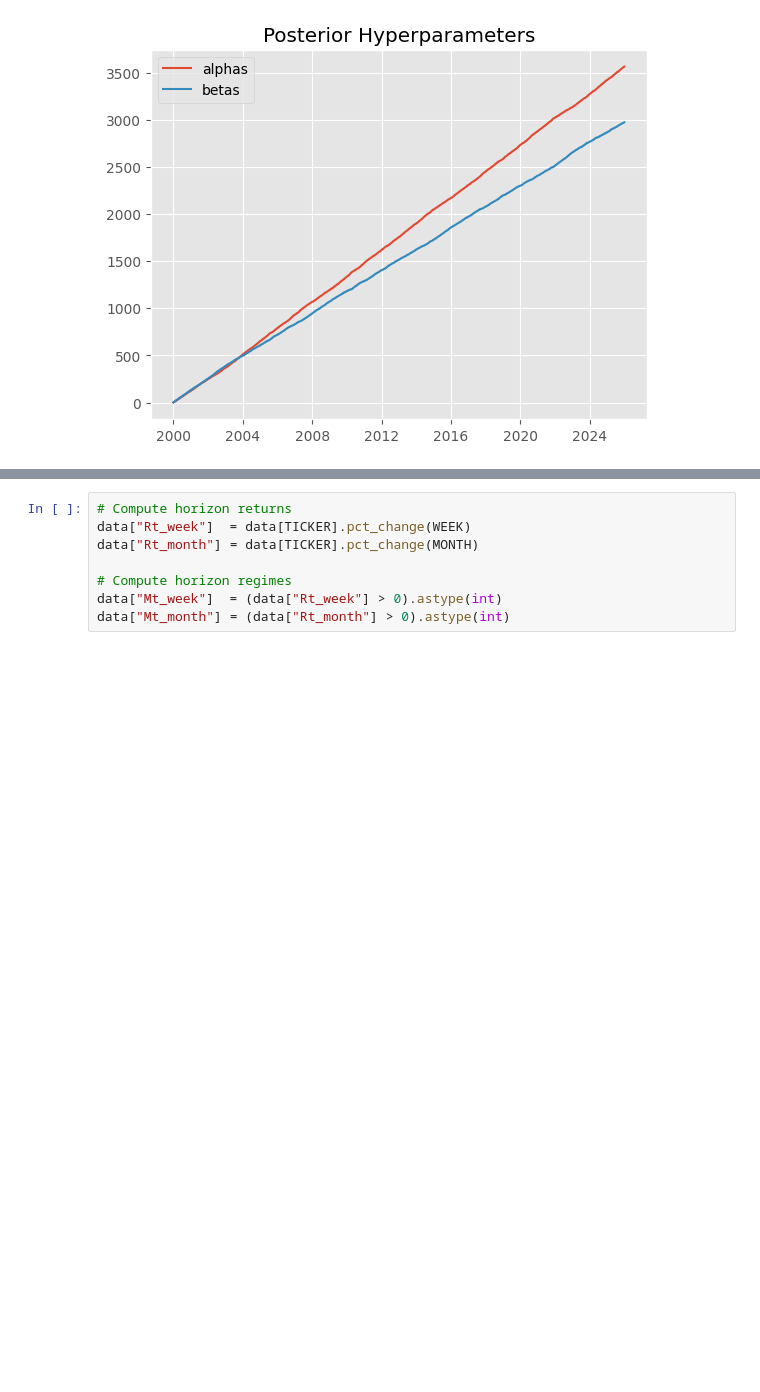
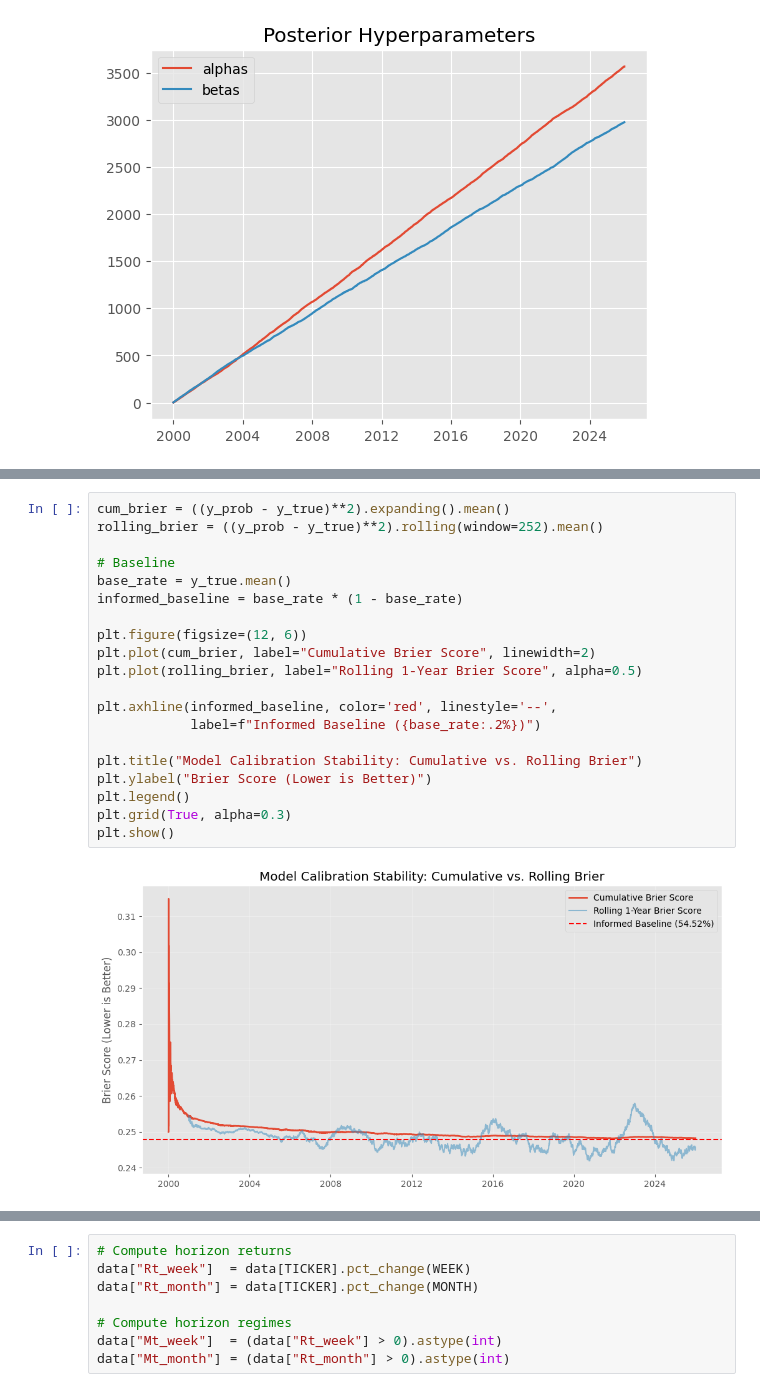
Before and after one commit to tzabilowicz/QuantitativeFinance, a Jupyter notebook: General/bayesian_updating.ipynb, the cells around one changed output, grey strips where cells are left out. Cells and saved outputs as stored; diff of their text form; blank space fills up the shorter version.

```diff
--- a/General/bayesian_updating.ipynb
+++ b/General/bayesian_updating.ipynb
@@ -156,0 +168,22 @@ plt.show()
+# %%
+cum_brier = ((y_prob - y_true)**2).expanding().mean()
+rolling_brier = ((y_prob - y_true)**2).rolling(window=252).mean()
+
+# Baseline
+base_rate = y_true.mean()
+informed_baseline = base_rate * (1 - base_rate)
+
+plt.figure(figsize=(12, 6))
+plt.plot(cum_brier, label="Cumulative Brier Score", linewidth=2)
+plt.plot(rolling_brier, label="Rolling 1-Year Brier Score", alpha=0.5)
+
+plt.axhline(informed_baseline, color='red', linestyle='--',
+            label=f"Informed Baseline ({base_rate:.2%})")
+
+plt.title("Model Calibration Stability: Cumulative vs. Rolling Brier")
+plt.ylabel("Brier Score (Lower is Better)")
+plt.legend()
+plt.grid(True, alpha=0.3)
+plt.show()
+# %% [output]
+[figure, added]
```
Also changed, not shown: parts of 14 cells of this notebook.
